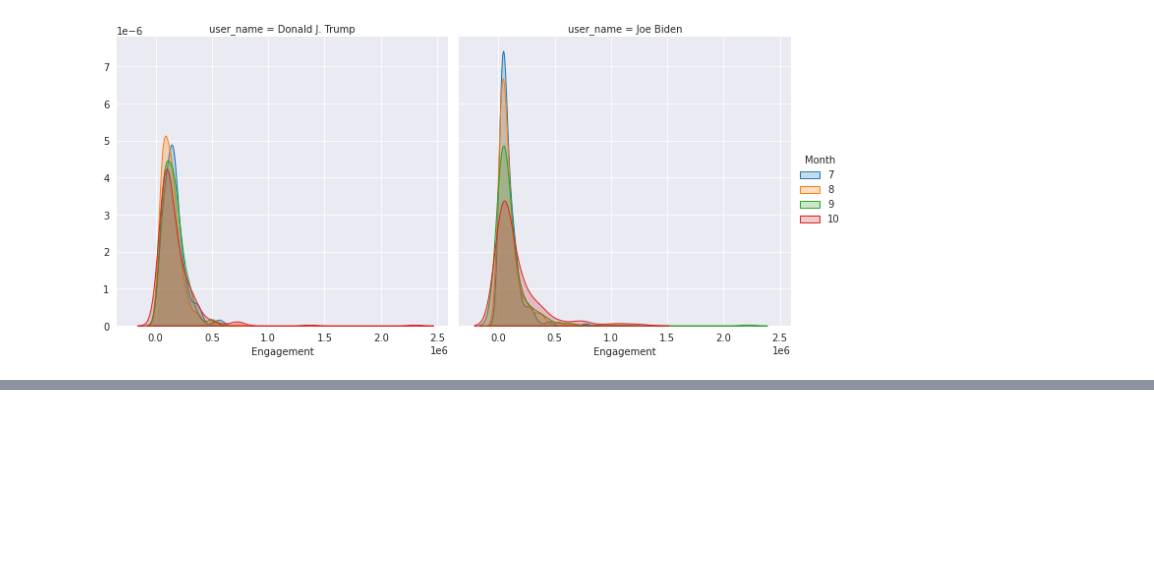
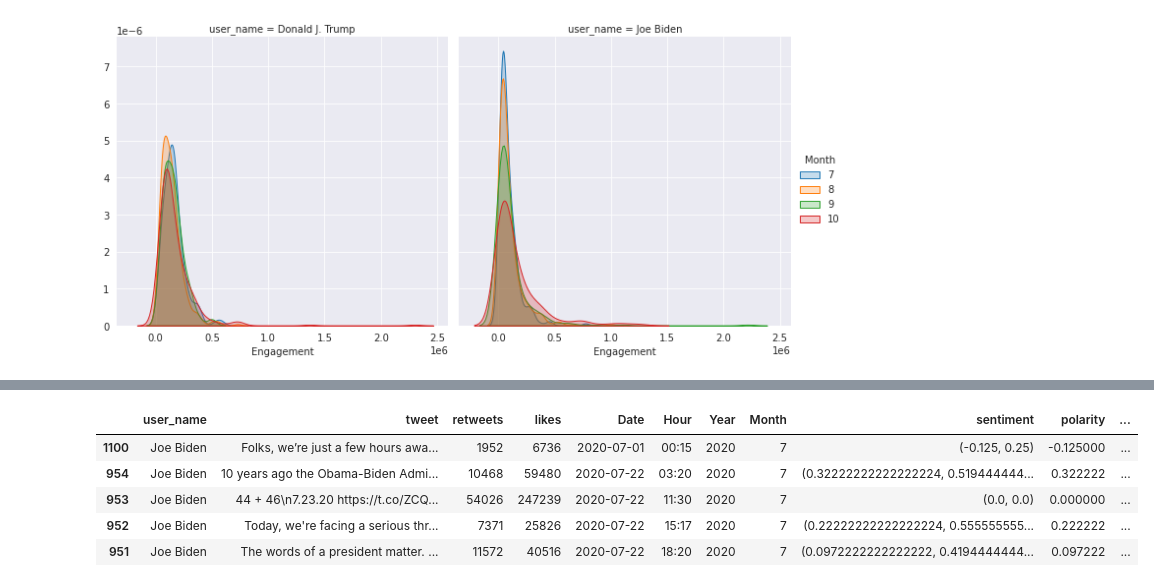
Before and after one commit to thyall/Trump-and-Biden-Tweets, a Jupyter notebook: Tweets.ipynb, the cells around one changed output, grey strips where cells are left out. Cells and saved outputs as stored; diff of their text form; code cells hidden in the pictures; blank space fills up the shorter version.

```diff
--- a/Tweets.ipynb
+++ b/Tweets.ipynb
@@ -165,0 +203,23 @@ plt.show()
+# %%
+def calculate_sentiment(value):
+  if value == 0:
+    return 'Neutro'
+  elif value > 0 and value <= 0.5:
+    return 'Ok'
+  elif value > 0.5:
+    return 'Very good'
+  elif value < 0 and value >= -0.5:
+    return 'Bad'
+  else:
+    return 'Super bad'
+# %%
+data_Joe_2020['clasify_sentiments'] = data_Joe_2020['polarity'].map(calculate_sentiment)
+data_Joe_2020.drop('id', axis=1, inplace=True)
+data_Joe_2020.head()
+# %% [output]
+|  | user_name | tweet | retweets | likes | Date | Hour | Year | Month | sentiment | polarity | ... |
+| 1100 | Joe Biden | Folks, we’re just a few hours awa... | 1952 | 6736 | 2020-07-01 | 00:15 | 2020 | 7 | (-0.125, 0.25) | -0.125000 | ... |
+| 954 | Joe Biden | 10 years ago the Obama-Biden Admi... | 10468 | 59480 | 2020-07-22 | 03:20 | 2020 | 7 | (0.32222222222222224, 0.519444444... | 0.322222 | ... |
+| 953 | Joe Biden | 44 + 46\n7.23.20 https://t.co/ZCQ... | 54026 | 247239 | 2020-07-22 | 11:30 | 2020 | 7 | (0.0, 0.0) | 0.000000 | ... |
+| 952 | Joe Biden | Today, we're facing a serious thr... | 7371 | 25826 | 2020-07-22 | 15:17 | 2020 | 7 | (0.22222222222222224, 0.555555555... | 0.222222 | ... |
+| 951 | Joe Biden | The words of a president matter. ... | 11572 | 40516 | 2020-07-22 | 18:20 | 2020 | 7 | (0.0972222222222222, 0.4194444444... | 0.097222 | ... |
```
Also changed, not shown: parts of 12 cells of this notebook.
